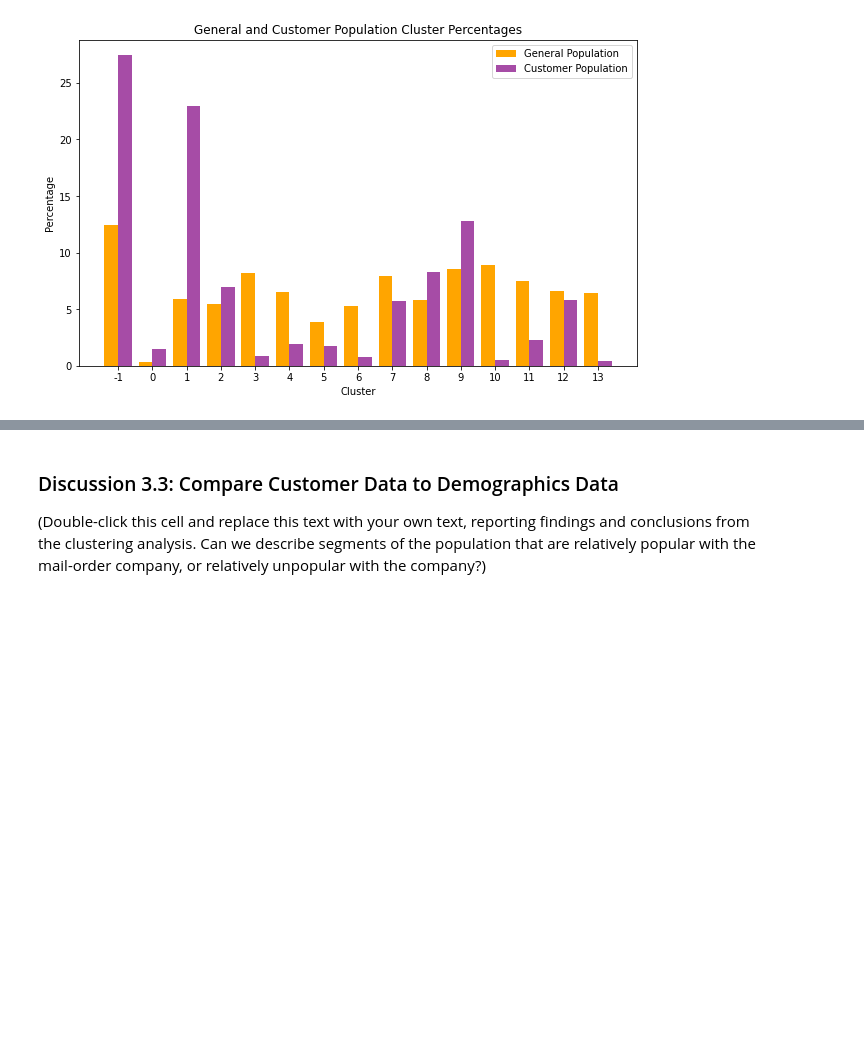
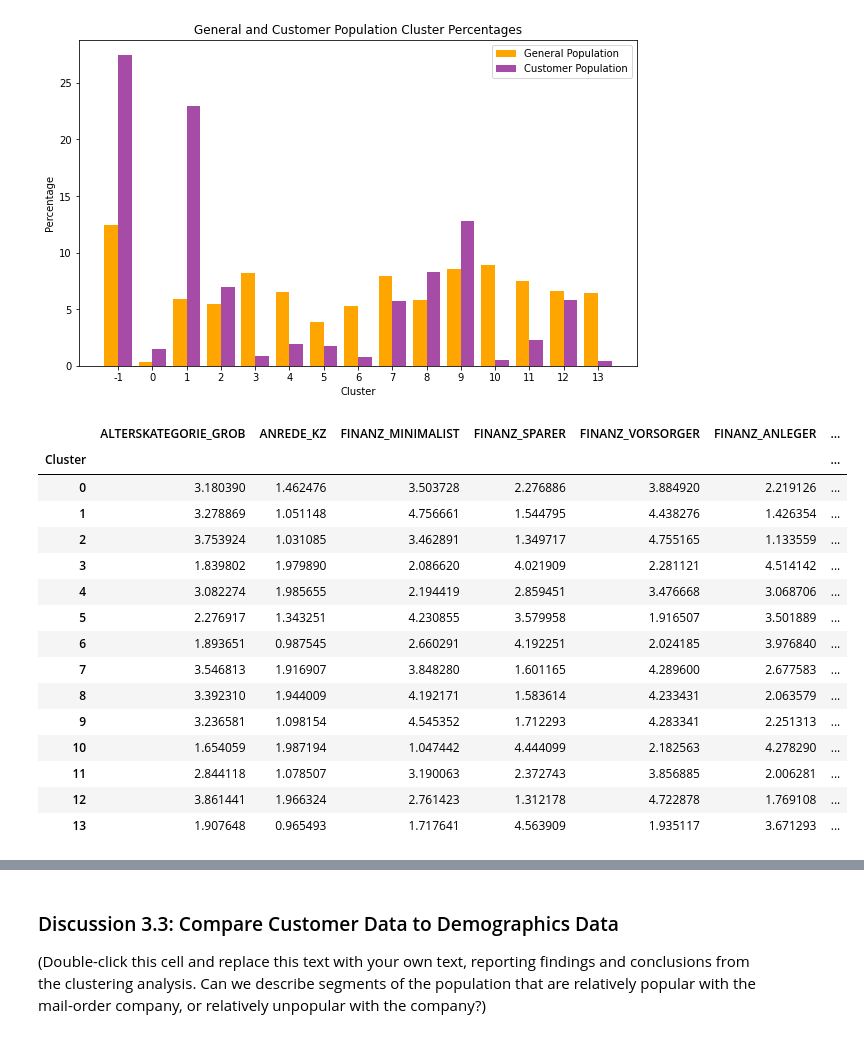
Before and after one commit to DanielPFlorian/Identify-Customer-Segments, a Jupyter notebook: Identify_Customer_Segments.ipynb, the cells around one changed output, grey strips where cells are left out. Cells and saved outputs as stored; diff of their text form; code cells hidden in the pictures; blank space fills up the shorter version.

```diff
--- a/Identify_Customer_Segments.ipynb
+++ b/Identify_Customer_Segments.ipynb
@@ -960,0 +961,24 @@ plt.show()
+# %%
+# Dataframe of original dataset mean values per cluster using pca and scaler inverse_transform
+cluster_specs = pd.DataFrame(scaler.inverse_transform(pca.inverse_transform(kmeans_model.cluster_centers_)),
+                             columns=customers_low_nan.columns)
+cluster_specs.index.name = "Cluster"
+
+cluster_specs
+# %% [output]
+|  | ALTERSKATEGORIE_GROB | ANREDE_KZ | FINANZ_MINIMALIST | FINANZ_SPARER | FINANZ_VORSORGER | FINANZ_ANLEGER | ... |
+| Cluster |  |  |  |  |  |  | ... |
+| 0 | 3.180390 | 1.462476 | 3.503728 | 2.276886 | 3.884920 | 2.219126 | ... |
+| 1 | 3.278869 | 1.051148 | 4.756661 | 1.544795 | 4.438276 | 1.426354 | ... |
+| 2 | 3.753924 | 1.031085 | 3.462891 | 1.349717 | 4.755165 | 1.133559 | ... |
+| 3 | 1.839802 | 1.979890 | 2.086620 | 4.021909 | 2.281121 | 4.514142 | ... |
+| 4 | 3.082274 | 1.985655 | 2.194419 | 2.859451 | 3.476668 | 3.068706 | ... |
+| 5 | 2.276917 | 1.343251 | 4.230855 | 3.579958 | 1.916507 | 3.501889 | ... |
+| 6 | 1.893651 | 0.987545 | 2.660291 | 4.192251 | 2.024185 | 3.976840 | ... |
+| 7 | 3.546813 | 1.916907 | 3.848280 | 1.601165 | 4.289600 | 2.677583 | ... |
+| 8 | 3.392310 | 1.944009 | 4.192171 | 1.583614 | 4.233431 | 2.063579 | ... |
+| 9 | 3.236581 | 1.098154 | 4.545352 | 1.712293 | 4.283341 | 2.251313 | ... |
+| 10 | 1.654059 | 1.987194 | 1.047442 | 4.444099 | 2.182563 | 4.278290 | ... |
+| 11 | 2.844118 | 1.078507 | 3.190063 | 2.372743 | 3.856885 | 2.006281 | ... |
+| 12 | 3.861441 | 1.966324 | 2.761423 | 1.312178 | 4.722878 | 1.769108 | ... |
+| 13 | 1.907648 | 0.965493 | 1.717641 | 4.563909 | 1.935117 | 3.671293 | ... |
```
Also changed, not shown: parts of 16 cells of this notebook.
